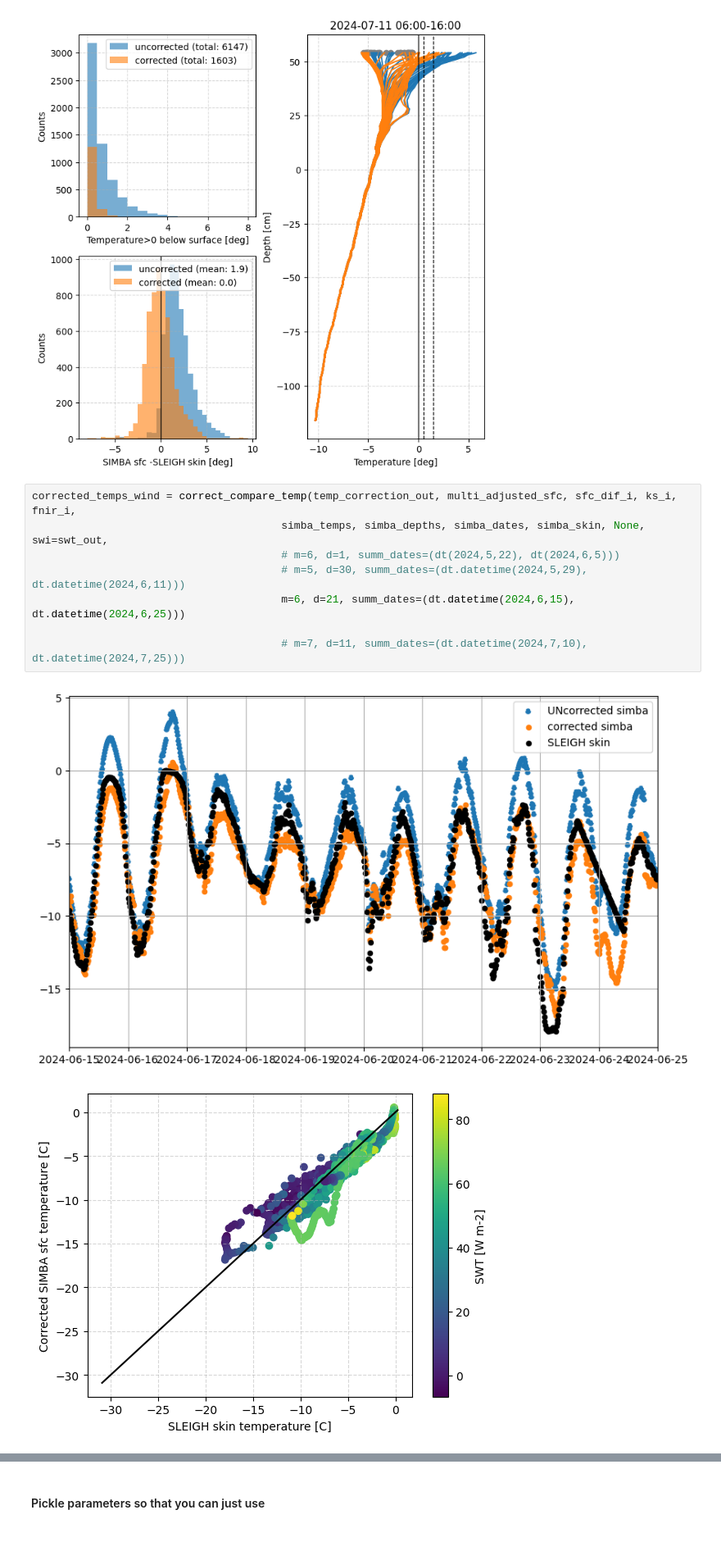
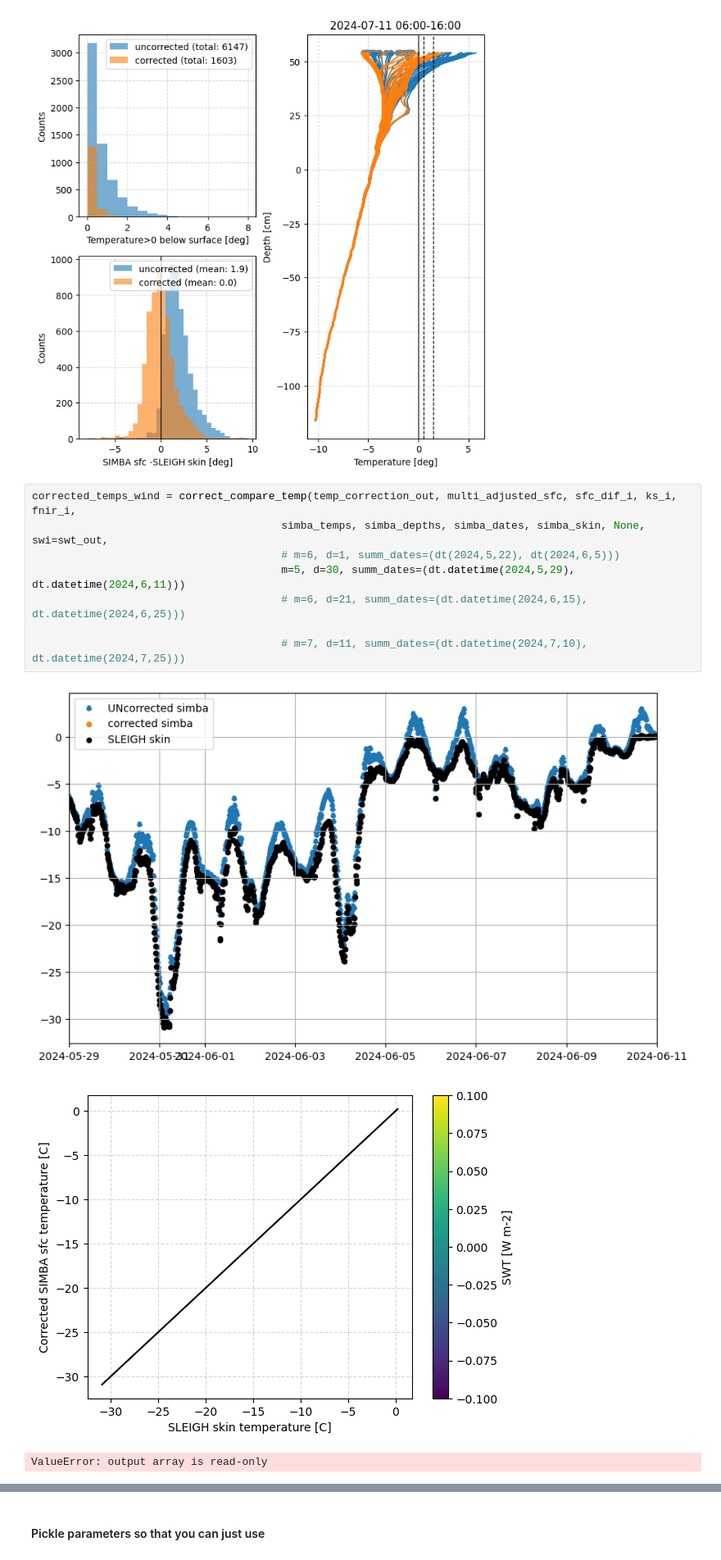
Before and after one commit to sledd/ICECAPS_raven, a Jupyter notebook: SIMBA_solar_correction_double-splice.ipynb, the cells around one changed output, grey strips where cells are left out. Shown at 82% size. Saved outputs shown, nothing was run; the diff lists cells and outputs as text; blank space fills up the shorter version.

```diff
--- a/SIMBA_solar_correction_double-splice.ipynb
+++ b/SIMBA_solar_correction_double-splice.ipynb
@@ -900,11 +883,12 @@ corrected_temps_wind = correct_compare_temp(temp_correction_out, simba_sfc, sfc_
 # %%
 corrected_temps_wind = correct_compare_temp(temp_correction_out, multi_adjusted_sfc, sfc_dif_i, ks_i, fnir_i,
                                        simba_temps, simba_depths, simba_dates, simba_skin, None, swi=swt_out,
                                        # m=6, d=1, summ_dates=(dt(2024,5,22), dt(2024,6,5)))
-                                       # m=5, d=30, summ_dates=(dt.datetime(2024,5,29), dt.datetime(2024,6,11)))
-                                       m=6, d=21, summ_dates=(dt.datetime(2024,6,15), dt.datetime(2024,6,25)))
+                                       m=5, d=30, summ_dates=(dt.datetime(2024,5,29), dt.datetime(2024,6,11)))
+                                       # m=6, d=21, summ_dates=(dt.datetime(2024,6,15), dt.datetime(2024,6,25)))
 
                                        # m=7, d=11, summ_dates=(dt.datetime(2024,7,10), dt.datetime(2024,7,25)))
 # %% [output]
-[figure, old version]
+[figure, new version]
-[figure, old version]
+[figure, new version]
+ValueError: output array is read-only
```
Also changed, not shown: parts of 17 cells of this notebook.
